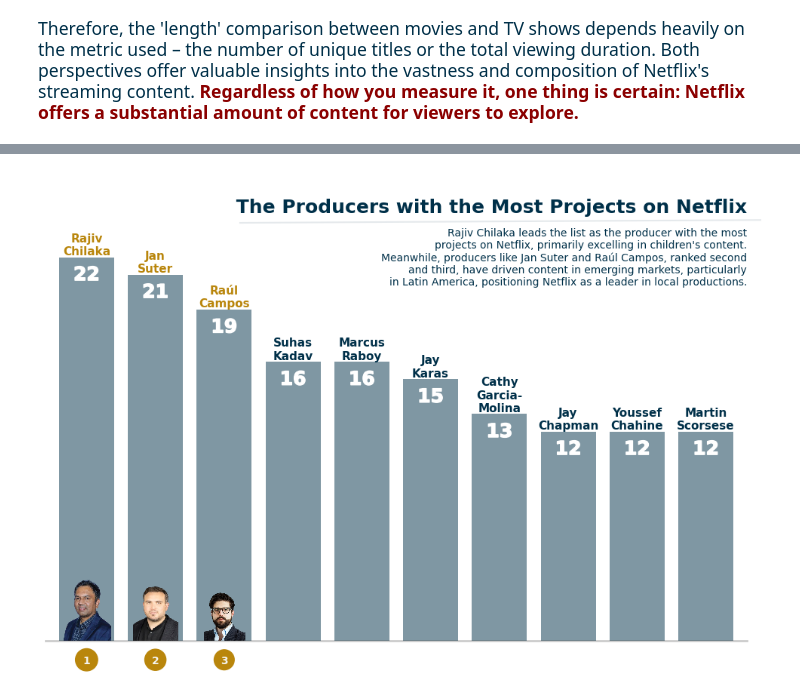
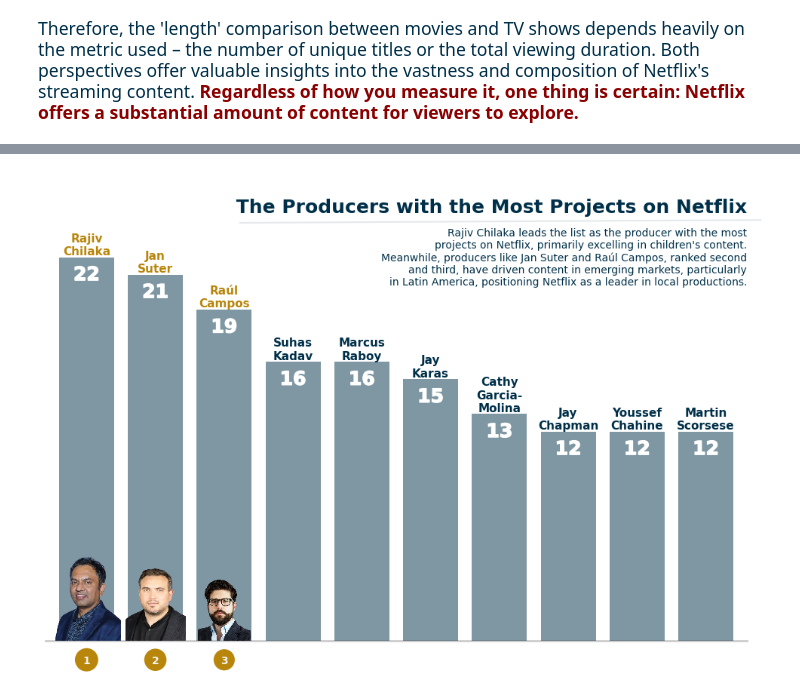
Before and after one commit to HugoAlexis/analisis_quejas_en_profeco, a Jupyter notebook: a-brief-netflix-data-storytelling.ipynb, the cells around one changed output, grey strips where cells are left out. Cells and saved outputs as stored; diff of their text form; code cells hidden in the pictures.

Commit message:
Kaggle Notebook | A (Brief) Netflix Data Storytelling ✨🎥📈 | Version 12

```diff
--- a/a-brief-netflix-data-storytelling.ipynb
+++ b/a-brief-netflix-data-storytelling.ipynb
@@ -705,9 +857,9 @@ ax.set_ylim(-100, 3800)
 ax.set_xlim(ax.get_xlim()[0], ax.get_xlim()[-1] - 1)
 
 
-ax.hlines(xmin=-0.4, xmax=5.4, y=-50, lw=4, color=colors[2])
-ax.hlines(xmin=5.6, xmax=7.4, y=-50, lw=4, color=colors[1])
-ax.hlines(xmin=7.6, xmax=10.4, y=-50, lw=4, color=colors[0])
+ax.hlines(xmin=-0.4, xmax=5.4, y=-50, lw=6, color=colors[2])
+ax.hlines(xmin=5.6, xmax=7.4, y=-50, lw=6, color=colors[1])
+ax.hlines(xmin=7.6, xmax=10.4, y=-50, lw=6, color=colors[0])
 
 
 s="""Netflix offers a diverse library of content, with a strong focus
@@ -722,7 +874,7 @@ ax.set_aspect('equal')
 
 pie_data = netflix_data.query('rating_classes != "N"')['rating_classes'].value_counts()
 pcts = pie_data / pie_data.sum()
-wedes, *_ = ax.pie(
+wedges, *_ = ax.pie(
     pie_data,
     colors=colors,
     radius=1,
@@ -742,7 +894,7 @@ for i, p in enumerate(wedges):
     connectionstyle = f"angle3,angleA=0,angleB={ang}"
     kw["arrowprops"].update({"connectionstyle": connectionstyle})
     ax.annotate(f'{100*pcts.iloc[i]:.1f} %', xy=(x, y), xytext=(1.1*np.sign(x), 1.2*y),
-                ha=ha, fontsize=13, color=colors[-i], **kw,)
+                ha=ha, fontsize=13, color=p.get_facecolor(), **kw,)
 
 
 # Titlte of tha visualization
@@ -767,9 +1130,4 @@ fig.add_artist(anchored_title);
 # %%
-from matplotlib.offsetbox import OffsetImage, OffsetBox
-from matplotlib.offsetbox import HPacker
-from matplotlib import patheffects
-
-
 directors = []
 for director in netflix_data.director:
     if isinstance(director, str):
@@ -794,13 +1152,13 @@ ax.xaxis.set_ticks([])
 bars = ax.bar(top_director.index, top_director, zorder=5, color='#003049', lw=0.5, alpha=0.5)
 
 # Add images
-img1 = OffsetImage(plt.imread('/kaggle/input/netflix-img/rajiv_chilaka.png'), zoom=0.13)
-img1_bbox = AnnotationBbox(img1, (0, 0), frameon=False, box_alignment=(0.5, 0), zorder=10)
+img1 = OffsetImage(plt.imread('/kaggle/input/netflix-img/rajiv_chilaka.png'), zoom=0.18)
+img1_bbox = AnnotationBbox(img1, (0, 0), frameon=False, box_alignment=(0.5, 0), zorder=30)
 ax.add_artist(img1_bbox)
-img2 = OffsetImage(plt.imread('/kaggle/input/netflix-img/Jan_suter.png'), zoom=0.12)
-img2_bbox = AnnotationBbox(img2, (1, 0), frameon=False, box_alignment=(0.5, 0), zorder=10)
+img2 = OffsetImage(plt.imread('/kaggle/input/netflix-img/Jan_suter.png'), zoom=0.16)
+img2_bbox = AnnotationBbox(img2, (1, 0), frameon=False, box_alignment=(0.5, 0), zorder=20)
 ax.add_artist(img2_bbox)
-img3 = OffsetImage(plt.imread('/kaggle/input/netflix-img/raul_campos.png'), zoom=0.11)
+img3 = OffsetImage(plt.imread('/kaggle/input/netflix-img/raul_campos.png'), zoom=0.14)
 img3_bbox = AnnotationBbox(img3, (2, 0), frameon=False, box_alignment=(0.5, 0), zorder=10)
 ax.add_artist(img3_bbox)
 
@@ -829,31 +1187,31 @@ for bar, label in zip(bars, top_director.index):
     )
 
 
 #bars[-1].remove()
 
 # Add red circles
 ax.scatter(
     ['Rajiv Chilaka', 'Jan Suter', 'Raúl Campos'],
     [-1.1, -1.1, -1.1],
     marker='o',
     s=[450, 410, 370],
     color='#B9860C'
 )
 
 ax.set_ylim(-2, 23)
 for i, label in enumerate(top_3):
     ax.annotate(i+1, xy=(label, -1.15), color='#F5F5F1', ha='center', va='center',
                 fontweight='bold')
 
 ax.set_title('\n The Producers with the Most Projects on Netflix\n', loc='right', fontsize=18, color='#003049', fontweight='bold');
 fig.text(
 s="""Rajiv Chilaka leads the list as the producer with the most
 projects on Netflix, primarily excelling in children's content.
 Meanwhile, producers like Jan Suter and Raúl Campos, ranked second
 and third, have driven content in emerging markets, particularly
 in Latin America, positioning Netflix as a leader in local productions.""", x=0.9, y=0.8, ha='right', color='#003049')
 
 line = plt.Line2D([0.34, 0.915], [0.91, 0.915], color='#003049', alpha=0.1)
 fig.add_artist(line);
 # %% [output]
-[figure, old version]
+[figure, new version]
```
Also changed, not shown: parts of 23 cells of this notebook.
